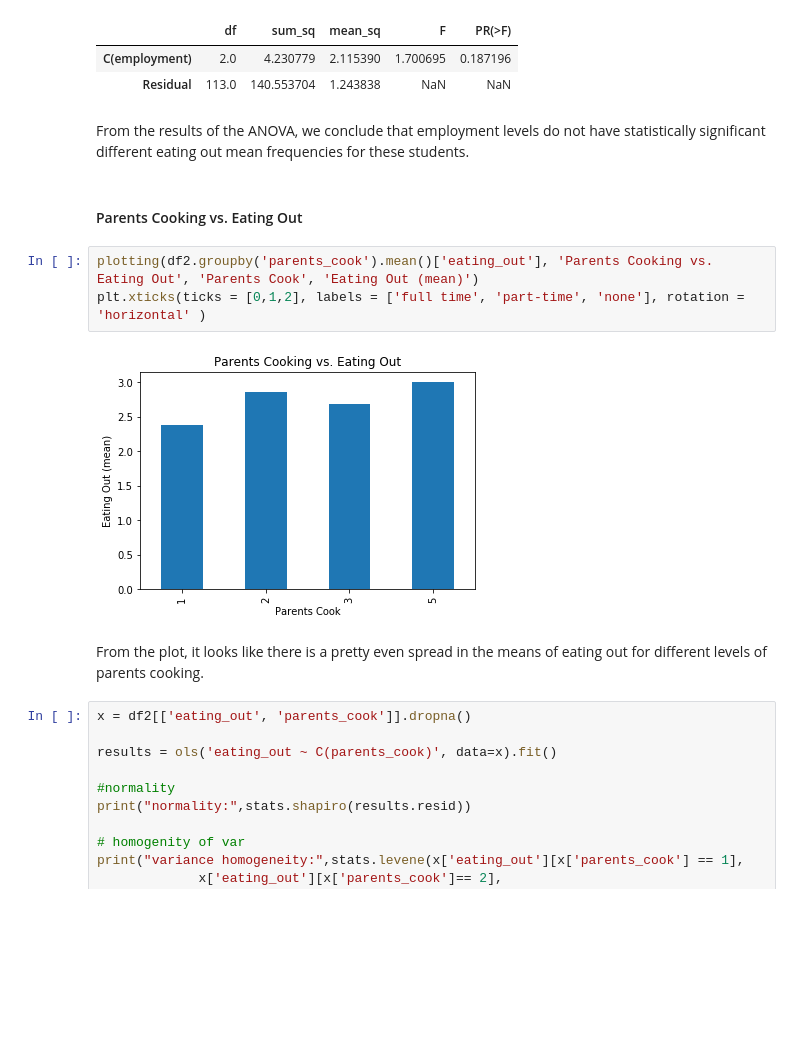
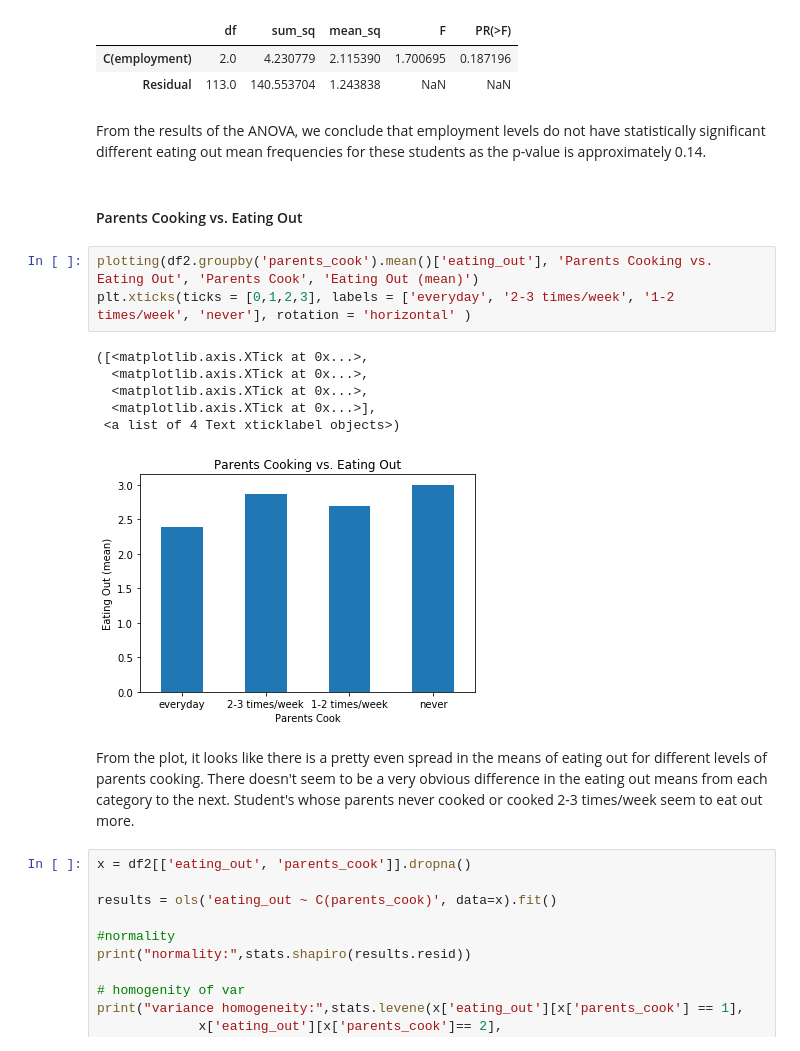
Before and after one commit to tiffanyhsu001/Stats131_FinalProject, a Jupyter notebook: Full_Report.ipynb, the cells around one changed output. Saved outputs shown, nothing was run; the diff lists cells and outputs as text; blank space fills up the shorter version.

```diff
--- a/Full_Report.ipynb
+++ b/Full_Report.ipynb
@@ -867,16 +862,21 @@ variance homogeneity: LeveneResult(statistic=1.97670035988227, pvalue=0.14328666
 | C(employment) | 2.0 | 4.230779 | 2.115390 | 1.700695 | 0.187196 |
 | Residual | 113.0 | 140.553704 | 1.243838 | NaN | NaN |
 # %% [markdown]
-From the results of the ANOVA, we conclude that employment levels do not have statistically significant different eating out mean frequencies for these students.
+From the results of the ANOVA, we conclude that employment levels do not have statistically significant different eating out mean frequencies for these students as the p-value is approximately 0.14.
 # %% [markdown]
 #### Parents Cooking vs. Eating Out
 # %%
 plotting(df2.groupby('parents_cook').mean()['eating_out'], 'Parents Cooking vs. Eating Out', 'Parents Cook', 'Eating Out (mean)')
-plt.xticks(ticks = [0,1,2], labels = ['full time', 'part-time', 'none'], rotation = 'horizontal' )
+plt.xticks(ticks = [0,1,2,3], labels = ['everyday', '2-3 times/week', '1-2 times/week', 'never'], rotation = 'horizontal' )
 # %% [output]
+([<matplotlib.axis.XTick at 0x...>,
+  <matplotlib.axis.XTick at 0x...>,
+  <matplotlib.axis.XTick at 0x...>,
+  <matplotlib.axis.XTick at 0x...>],
+ <a list of 4 Text xticklabel objects>)
-[figure, old version]
+[figure, new version]
 # %% [markdown]
-From the plot, it looks like there is a pretty even spread in the means of eating out for different levels of parents cooking.
+From the plot, it looks like there is a pretty even spread in the means of eating out for different levels of parents cooking. There doesn't seem to be a very obvious difference in the eating out means from each category to the next. Student's whose parents never cooked or cooked 2-3 times/week seem to eat out more.
 # %%
 x = df2[['eating_out', 'parents_cook']].dropna()
 
```
Also changed, not shown: parts of 14 cells of this notebook.
